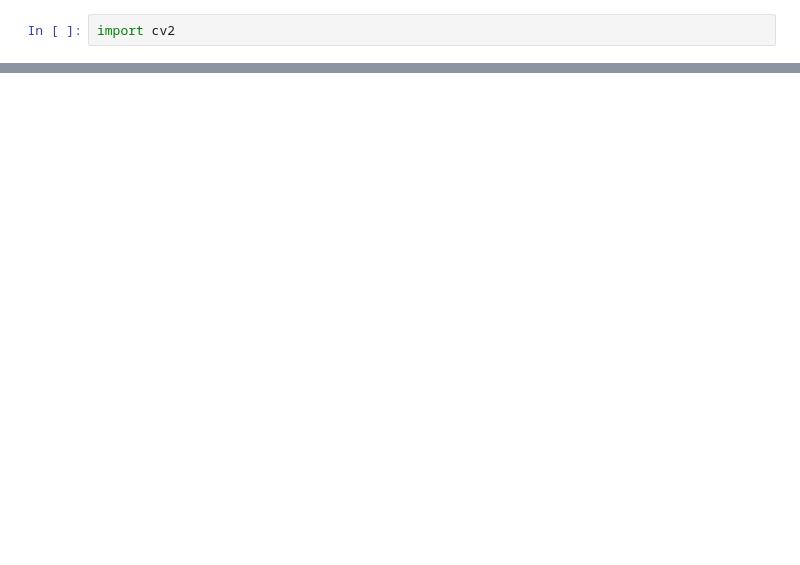
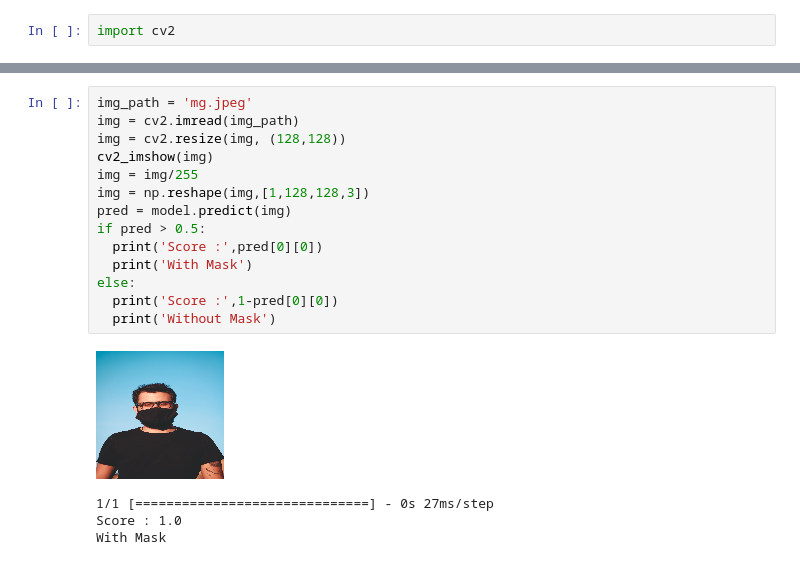
Before and after one commit to ARNAVKS/Mask-Non_Mask-Detector, a Jupyter notebook: With_Mask_vs_Without_Mask.ipynb, the cells around one changed output, grey strips where cells are left out. Cells and saved outputs as stored; diff of their text form; blank space fills up the shorter version.

```diff
--- a/With_Mask_vs_Without_Mask.ipynb
+++ b/With_Mask_vs_Without_Mask.ipynb
@@ -216,0 +290,19 @@ With Mask
+# %%
+img_path = 'mg.jpeg'
+img = cv2.imread(img_path)
+img = cv2.resize(img, (128,128))
+cv2_imshow(img)
+img = img/255
+img = np.reshape(img,[1,128,128,3])
+pred = model.predict(img)
+if pred > 0.5:
+  print('Score :',pred[0][0])
+  print('With Mask')
+else:
+  print('Score :',1-pred[0][0])
+  print('Without Mask')
+# %% [output]
+[figure, added]
+1/1 [==============================] - 0s 27ms/step
+Score : 1.0
+With Mask
```
Also changed, not shown: parts of 32 cells of this notebook.
